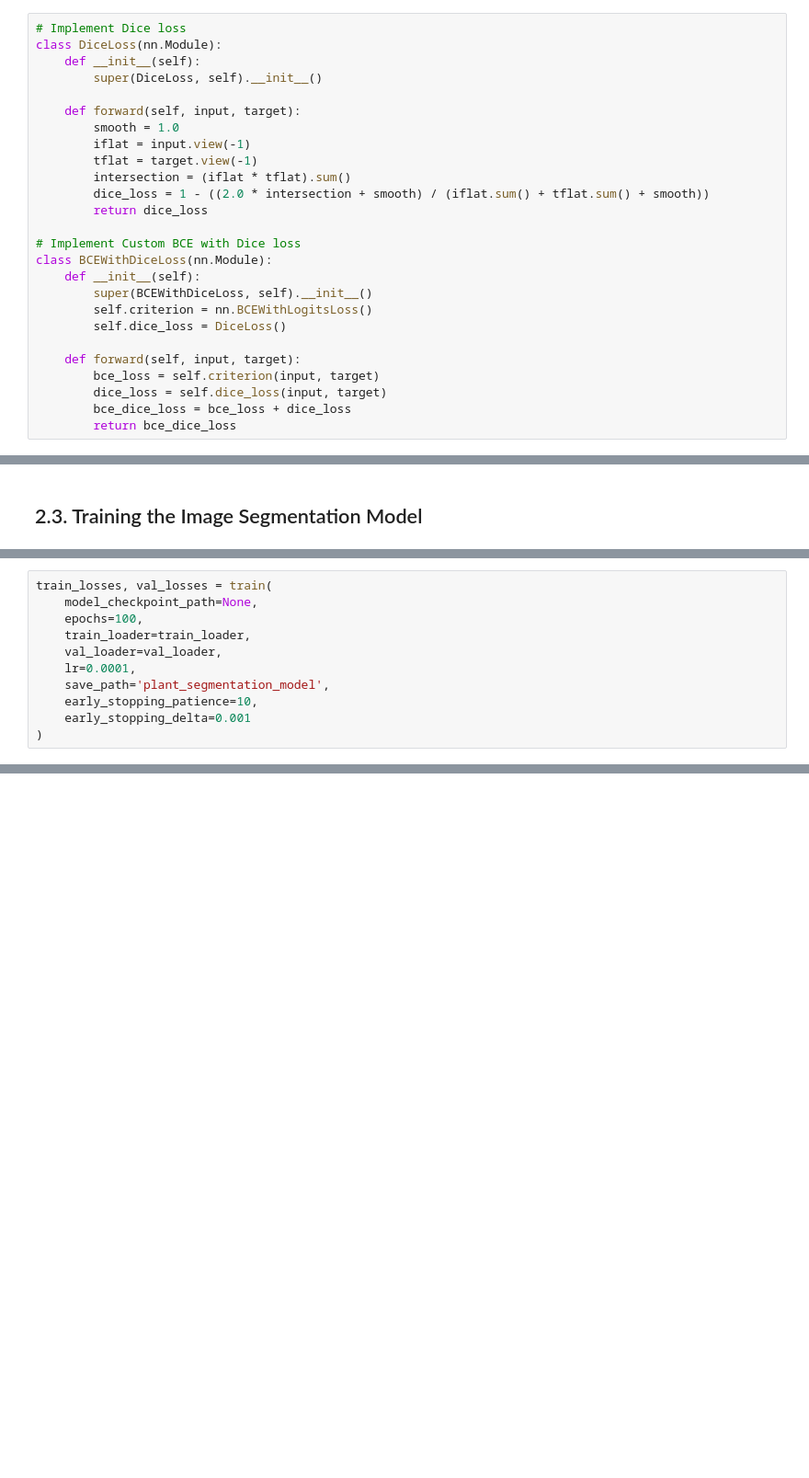
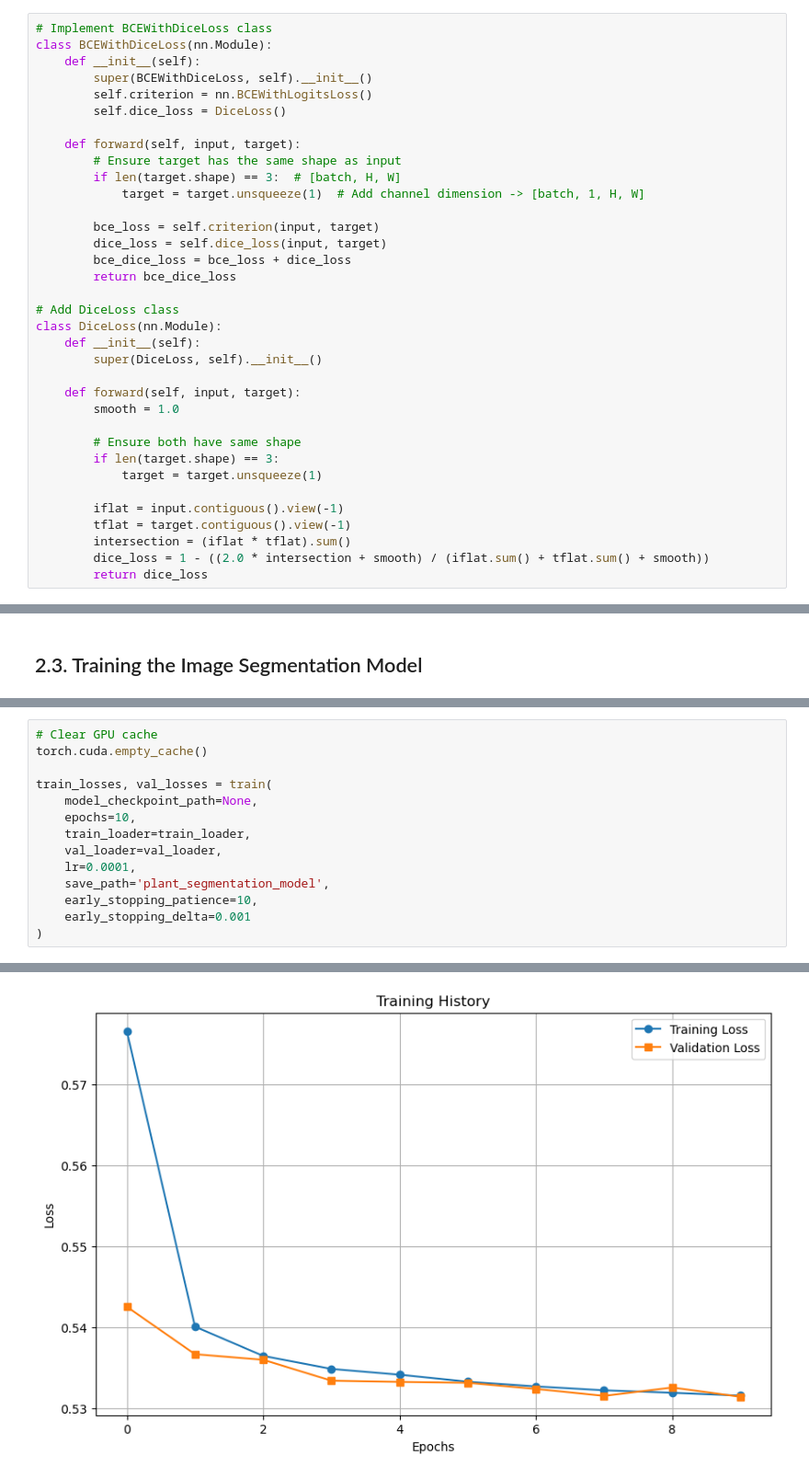
Before and after one commit to BaselMohamed802/Plants-Disease-Detection---Identification, a Jupyter notebook: model_building.ipynb, the cells around one changed output, grey strips where cells are left out. Shown at 92% size. Drawn from its saved outputs; the diff is of its cells as text; blank space fills up the shorter version.

```diff
--- a/model_building.ipynb
+++ b/model_building.ipynb
@@ -368,20 +342,7 @@ We will create:
 3. Learning rate and Criterion for the model.
 4. Early Stopping Criteria for the model.
 # %%
-# Implement Dice loss
-class DiceLoss(nn.Module):
-    def __init__(self):
-        super(DiceLoss, self).__init__()
-
-    def forward(self, input, target):
-        smooth = 1.0
-        iflat = input.view(-1)
-        tflat = target.view(-1)
-        intersection = (iflat * tflat).sum()
-        dice_loss = 1 - ((2.0 * intersection + smooth) / (iflat.sum() + tflat.sum() + smooth))
-        return dice_loss
-
-# Implement Custom BCE with Dice loss
+# Implement BCEWithDiceLoss class
 class BCEWithDiceLoss(nn.Module):
     def __init__(self):
         super(BCEWithDiceLoss, self).__init__()
@@ -389,10 +350,32 @@ class BCEWithDiceLoss(nn.Module):
         self.dice_loss = DiceLoss()
 
     def forward(self, input, target):
+        # Ensure target has the same shape as input
+        if len(target.shape) == 3:  # [batch, H, W]
+            target = target.unsqueeze(1)  # Add channel dimension -> [batch, 1, H, W]
+
         bce_loss = self.criterion(input, target)
         dice_loss = self.dice_loss(input, target)
         bce_dice_loss = bce_loss + dice_loss
         return bce_dice_loss
+
+# Add DiceLoss class
+class DiceLoss(nn.Module):
+    def __init__(self):
+        super(DiceLoss, self).__init__()
+
+    def forward(self, input, target):
+        smooth = 1.0
+
+        # Ensure both have same shape
+        if len(target.shape) == 3:
+            target = target.unsqueeze(1)
+
+        iflat = input.contiguous().view(-1)
+        tflat = target.contiguous().view(-1)
+        intersection = (iflat * tflat).sum()
+        dice_loss = 1 - ((2.0 * intersection + smooth) / (iflat.sum() + tflat.sum() + smooth))
+        return dice_loss
 # %%
 # Custom Early Stopping
 class EarlyStopping:
@@ -548,7 +557,10 @@ def train(model_checkpoint_path, epochs, train_loader, val_loader=None, lr=0.000
 # %%
+# Clear GPU cache
+torch.cuda.empty_cache()
+
 train_losses, val_losses = train(
     model_checkpoint_path=None,
-    epochs=100,
+    epochs=10,
     train_loader=train_loader,
     val_loader=val_loader,
     lr=0.0001,
@@ -556,3 +568,4 @@ train_losses, val_losses = train(
     early_stopping_patience=10,
     early_stopping_delta=0.001
 )
+# %% [output]
@@ -558,0 +599 @@ train_losses, val_losses = train(
+[figure, added]
```
Also changed, not shown: parts of 12 cells of this notebook, 6 other files.
